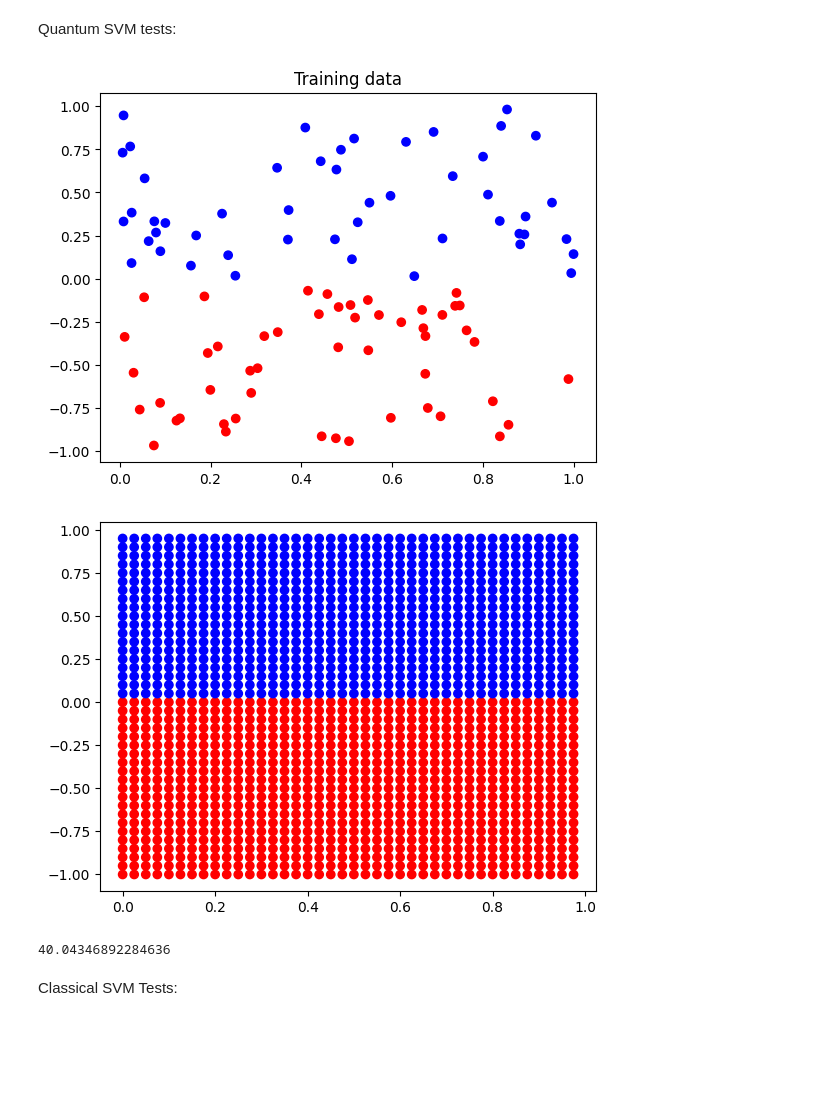
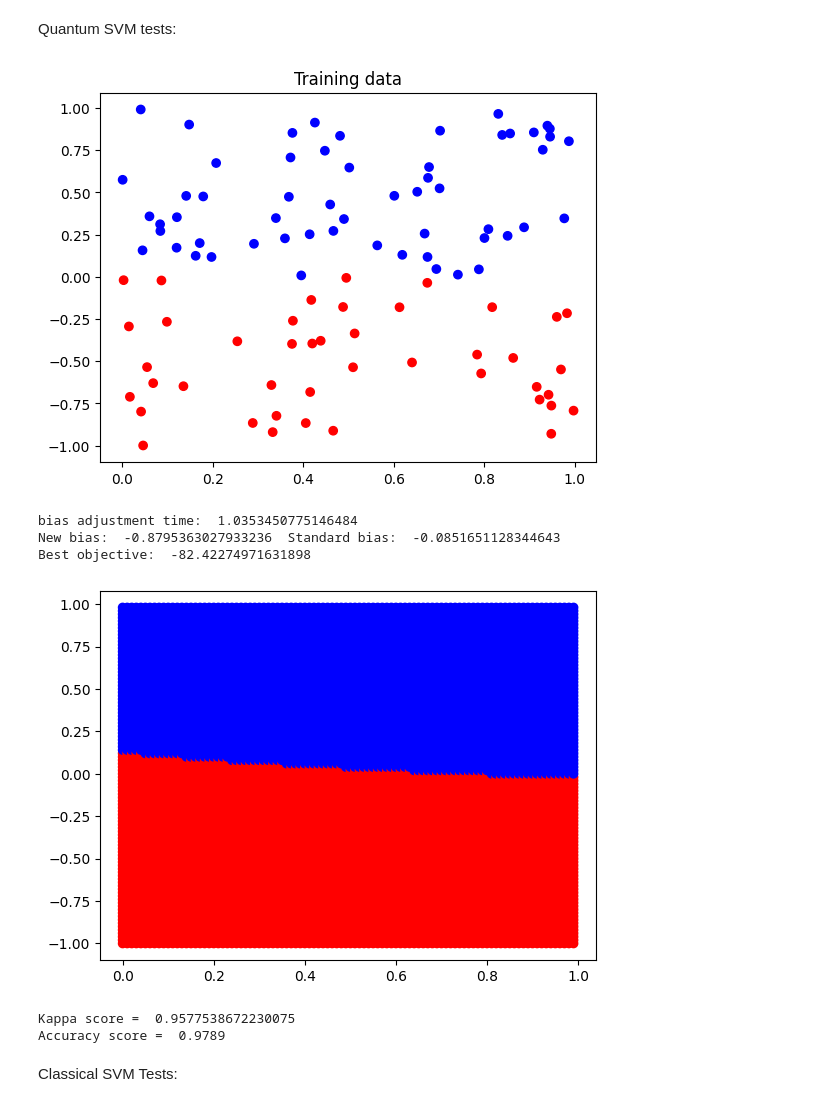
Before and after one commit to oliverszal/CML_benchmarks, a Jupyter notebook: SVM.ipynb, the cells around one changed output. Saved outputs shown, nothing was run; the diff lists cells and outputs as text; code cells hidden in the pictures; blank space fills up the shorter version.

```diff
--- a/SVM.ipynb
+++ b/SVM.ipynb
@@ -164,20 +277,25 @@ x, y = np.transpose(vectors)
 plt.scatter(x,y, c=['blue' if labels[i] > 0 else 'red' for i in range(N)])
 plt.title('Training data')
 plt.show()
-objectives, alphas, fs = qSVM(vectors, labels, base=2, num_encoding=4, penalty=False, kernel=gauss_kernel(1), solver='hybrid', shots=100, time_limit=5, samples=20)
+objectives, alphas, fs = qSVM(vectors, labels, base=2, num_encoding=4, penalty=False, kernel=gauss_kernel(1), solver='hybrid', shots=100, time_limit=5, samples=20, adjust_bias=True)
 f = fs[0]
 print('Best objective: ', objectives[0])
 # %% [output]
-[figure, old version]
+[figure, new version]
+bias adjustment time:  1.0353450775146484
+New bias:  -0.8795363027933236  Standard bias:  -0.0851651128344643
+Best objective:  -82.42274971631898
 # %%
-M = 40
+M = 100
 x, y = (np.array([[i]*M for i in range(M)])/M).flatten(), 2*np.array(list(range(M))*M)/M - 1
 plt.scatter(x,y, c=['blue' if f((x[i],y[i])) > 0 else 'red' if f((x[i],y[i])) < 0 else 'black 'for i in range(M*M)])
 plt.show()
-print(objectives[0])
+print('Kappa score = ', kappa(f, [(x[i],y[i]) for i in range(len(x))], [2*int(y[i]>0)-1 for i in range(len(x))]))
+print('Accuracy score = ', accuracy(f, [(x[i],y[i]) for i in range(len(x))], [2*int(y[i]>0)-1 for i in range(len(x))]))
 # %% [output]
-[figure, old version]
+[figure, new version]
-40.04346892284636
+Kappa score =  0.9577538672230075
+Accuracy score =  0.9789
 # %% [markdown]
 Classical SVM Tests:
 # %%
```
Also changed, not shown: parts of 2 cells of this notebook.
